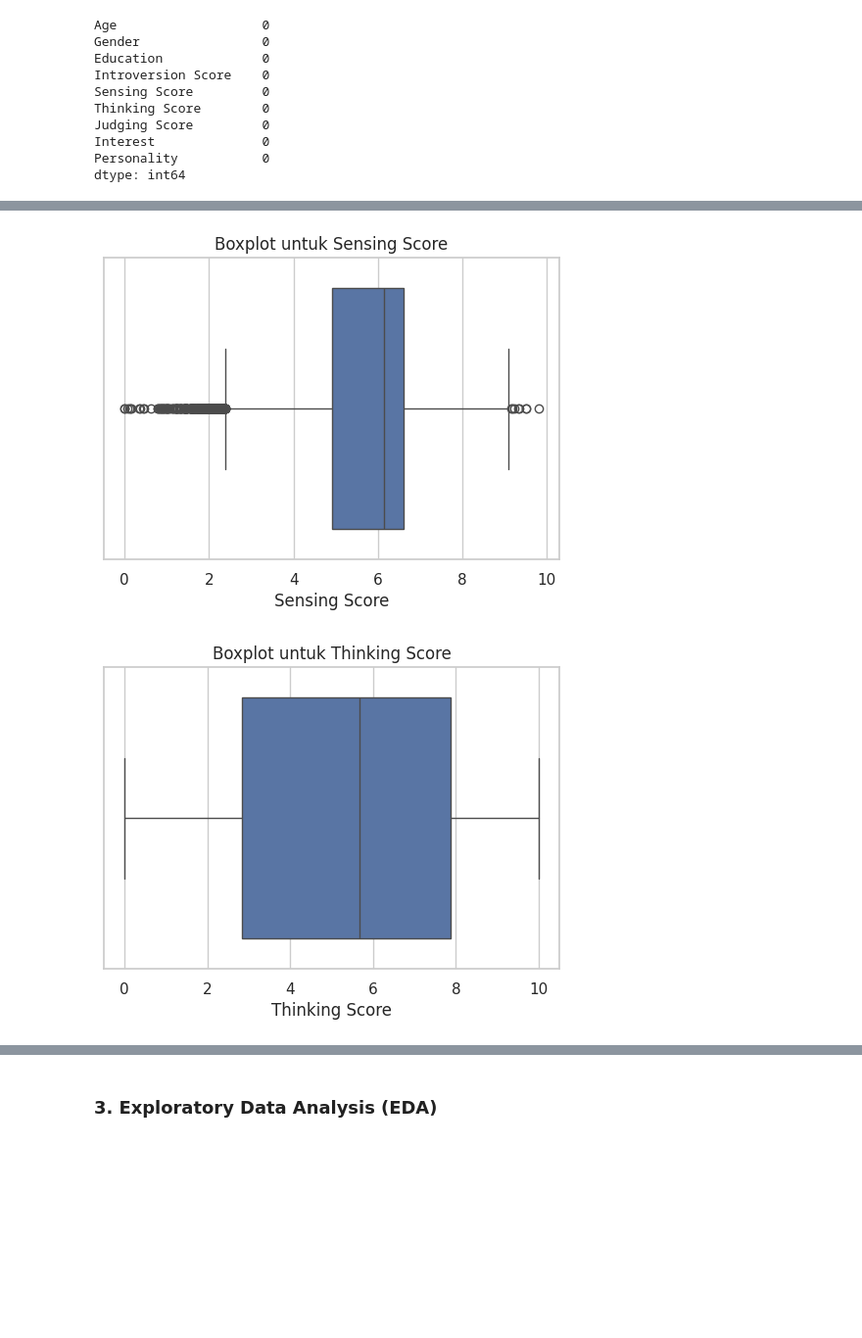
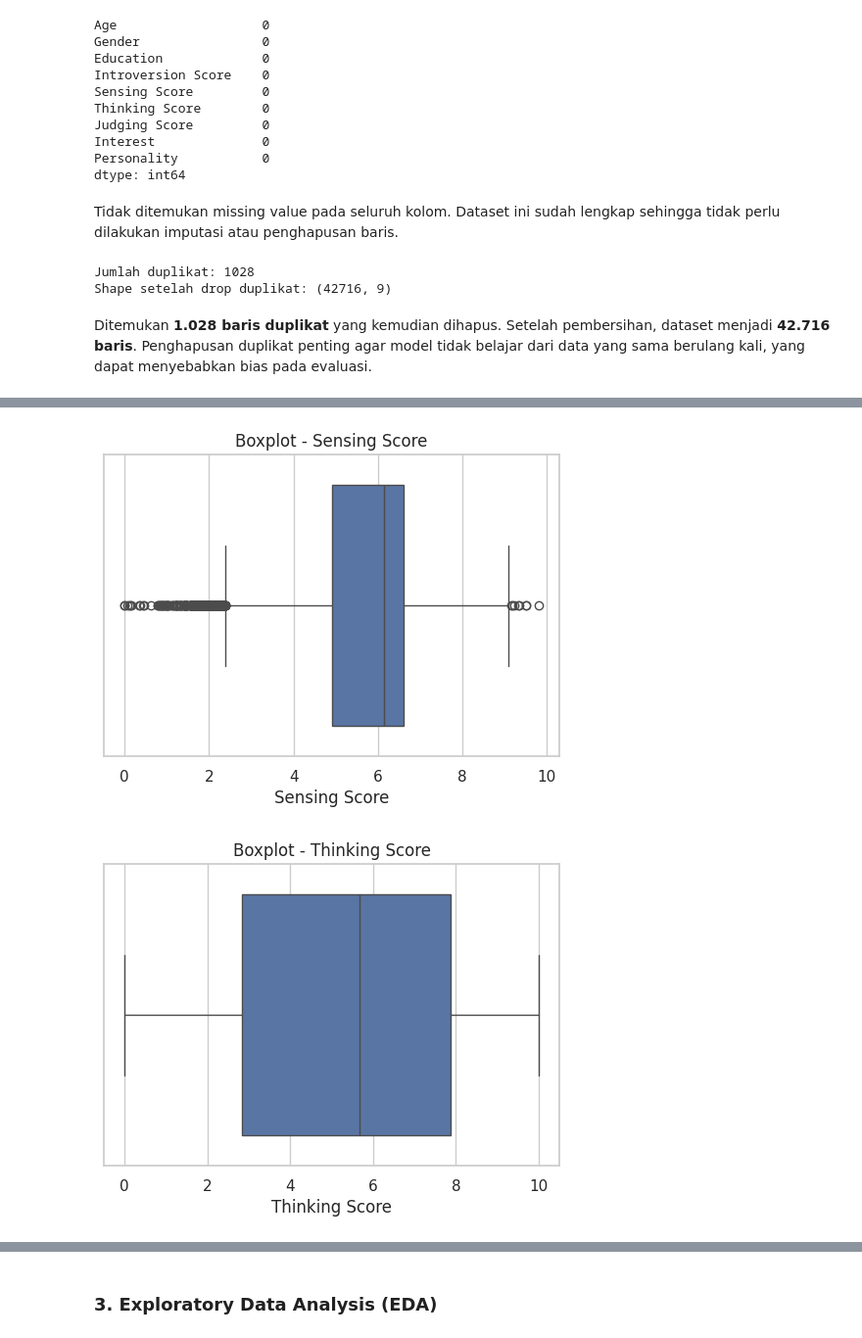
Before and after one commit to alijundev/Tugas-Kecil-ML, a Jupyter notebook: notebooks/Tugas_ML_Project.ipynb, the cells around one changed output, grey strips where cells are left out. Shown at 98% size. Saved outputs shown, nothing was run; the diff lists cells and outputs as text; code cells hidden in the pictures; blank space fills up the shorter version.

```diff
--- a/notebooks/Tugas_ML_Project.ipynb
+++ b/notebooks/Tugas_ML_Project.ipynb
@@ -9,7 +11,7 @@ Tujuan dari project ini adalah membangun model klasifikasi untuk memprediksi tip
 import pandas as pd
 import numpy as np
 
-df = pd.read_csv("../data/raw/data.csv")
+df = pd.read_csv("../data/data.csv")
 # %%
 df.head()
 # %% [output]
@@ -137,26 +146,28 @@ Judging Score         0
 Interest              0
 Personality           0
 dtype: int64
+# %% [markdown]
+Tidak ditemukan missing value pada seluruh kolom. Dataset ini sudah lengkap sehingga tidak perlu dilakukan imputasi atau penghapusan baris.
 # %%
-# 2. Handle duplicated data
-# cek klu ad adata duplicate
-df.duplicated().sum()
+# Cek dan hapus data duplikat
+print(f"Jumlah duplikat: {df.duplicated().sum()}")
 df.drop_duplicates(inplace=True)
+print(f"Shape setelah drop duplikat: {df.shape}")
+# %% [output]
+Jumlah duplikat: 1028
+Shape setelah drop duplikat: (42716, 9)
+# %% [markdown]
+Ditemukan **1.028 baris duplikat** yang kemudian dihapus. Setelah pembersihan, dataset menjadi **42.716 baris**. Penghapusan duplikat penting agar model tidak belajar dari data yang sama berulang kali, yang dapat menyebabkan bias pada evaluasi.
 # %%
 import matplotlib.pyplot as plt
 import seaborn as sns
-import numpy as np
 
-# Ambil kolom numerik
 df_num = df.select_dtypes(include=[np.number])
 
-# Loop tiap kolom dan plot boxplot
 for col in df_num.columns:
     plt.figure(figsize=(6, 4))
     sns.boxplot(x=df[col])
-
-    plt.title(f'Boxplot untuk {col}')
+    plt.title(f'Boxplot - {col}')
     plt.xlabel(col)
-
     plt.show()
 # %% [output]
@@ -166,2 +177,2 @@ for col in df_num.columns:
-[figure, old version]
+[figure, new version]
-[figure, old version]
+[figure, new version]
```
Also changed, not shown: parts of 36 cells of this notebook, 8 other files.
